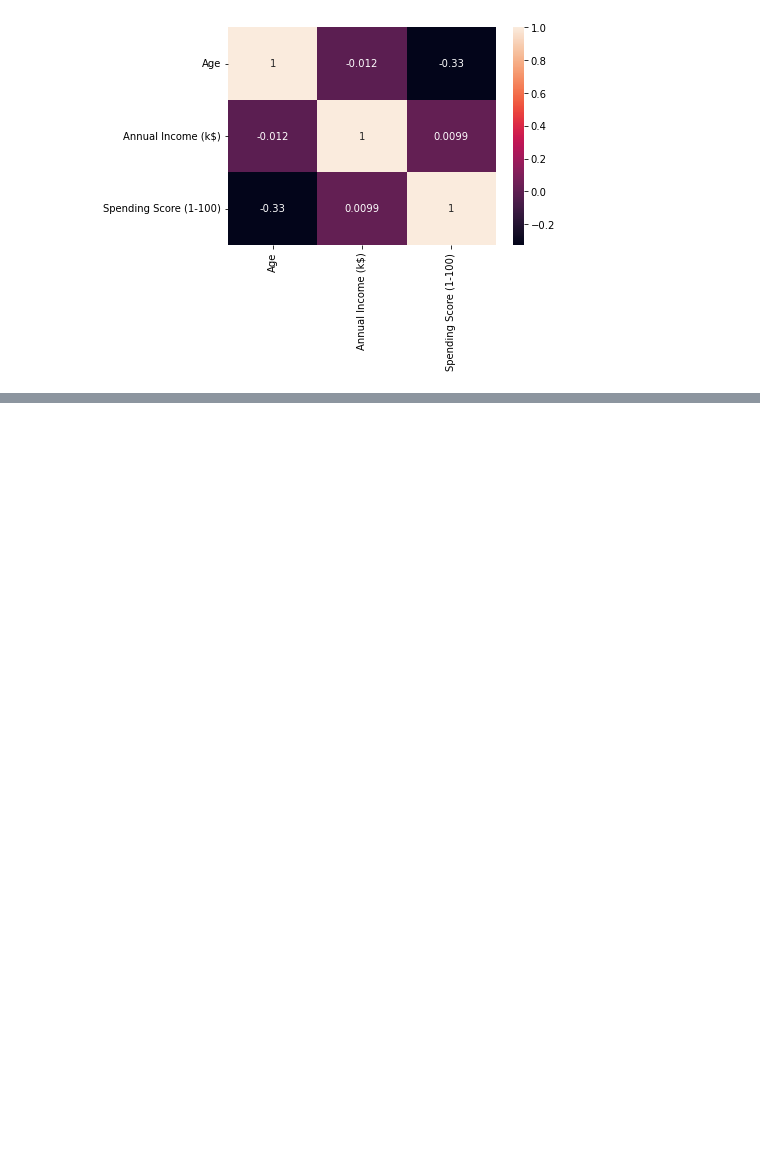
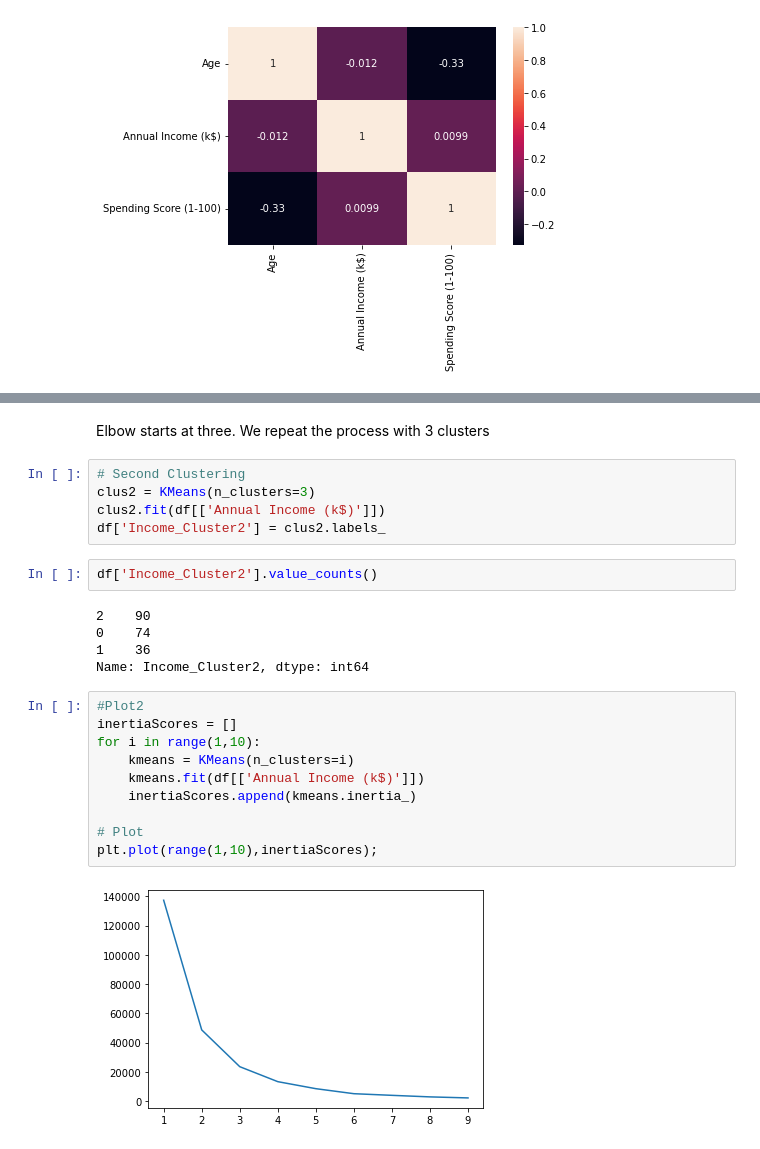
Before and after one commit to Limookiplimo/CusSeg, a Jupyter notebook: Segmentation.ipynb, the cells around one changed output, grey strips where cells are left out. Saved outputs shown, nothing was run; the diff lists cells and outputs as text; blank space fills up the shorter version.

```diff
--- a/Segmentation.ipynb
+++ b/Segmentation.ipynb
@@ -144,0 +215,26 @@ sns.heatmap(df.corr(),annot=True);
+# %% [markdown]
+Elbow starts at three. We repeat the process with 3 clusters
+# %%
+# Second Clustering
+clus2 = KMeans(n_clusters=3)
+clus2.fit(df[['Annual Income (k$)']])
+df['Income_Cluster2'] = clus2.labels_
+# %%
+df['Income_Cluster2'].value_counts()
+# %% [output]
+2    90
+0    74
+1    36
+Name: Income_Cluster2, dtype: int64
+# %%
+#Plot2
+inertiaScores = []
+for i in range(1,10):
+    kmeans = KMeans(n_clusters=i)
+    kmeans.fit(df[['Annual Income (k$)']])
+    inertiaScores.append(kmeans.inertia_)
+
+# Plot
+plt.plot(range(1,10),inertiaScores);
+# %% [output]
+[figure, added]
```
Also changed, not shown: parts of 30 cells of this notebook.
